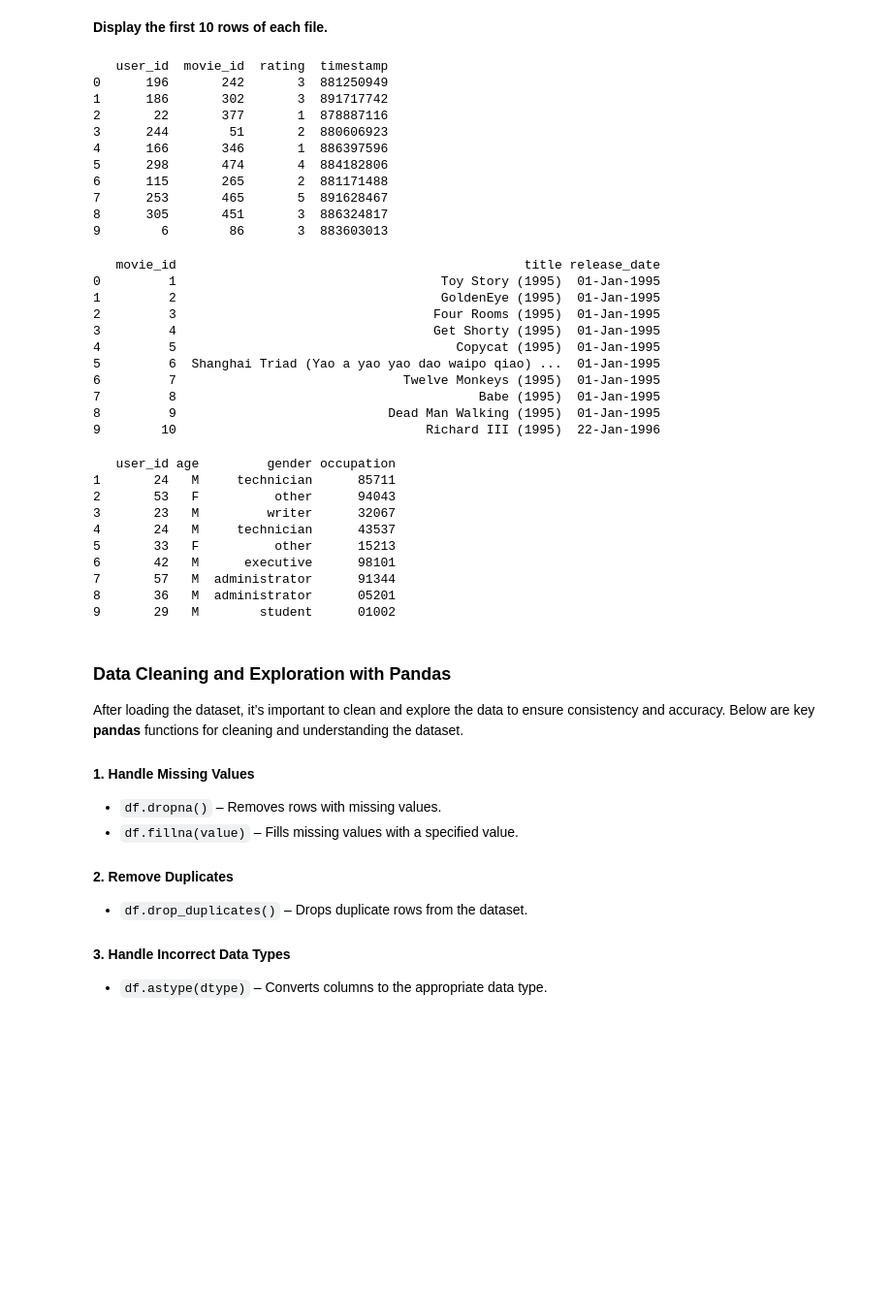
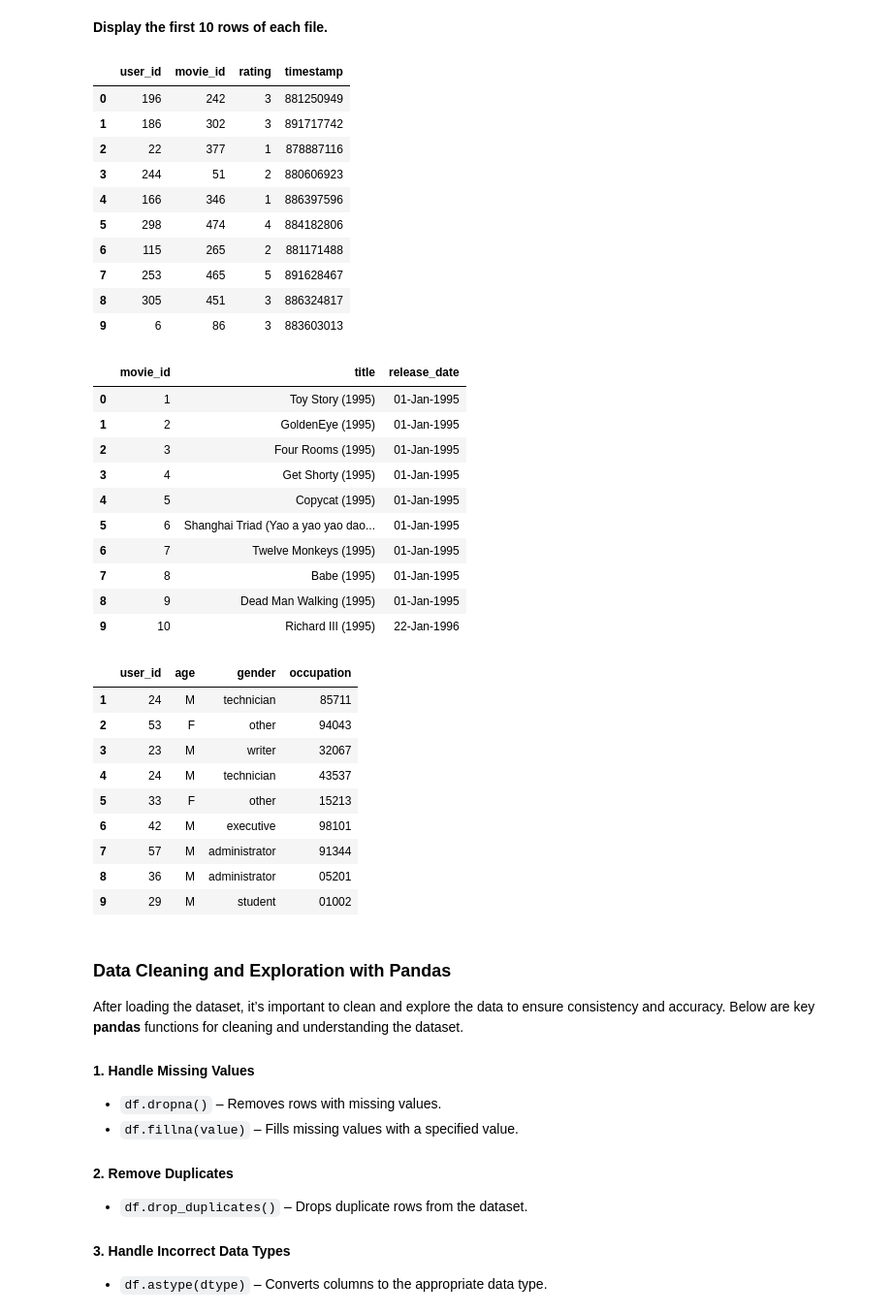
Before and after one commit to TrustyTraitor/ITCS6162_Programming_Assignment, a Jupyter notebook: Programming_Assignment_1.ipynb, the cells around one changed output. Shown: that part at 97% size. Cells and saved outputs as stored; diff of their text form; code cells hidden in the pictures; blank space fills up the shorter version.

```diff
--- a/Programming_Assignment_1.ipynb
+++ b/Programming_Assignment_1.ipynb
@@ -81,48 +81,48 @@ users.to_csv('./data/users.csv', index=False)
 **Display the first 10 rows of each file.**
 # %%
 # ratings
-print(ratings.loc[0:9])
+ratings.loc[0:9]
 # %% [output]
-   user_id  movie_id  rating  timestamp
-0      196       242       3  881250949
-1      186       302       3  891717742
-2       22       377       1  878887116
-3      244        51       2  880606923
-4      166       346       1  886397596
-5      298       474       4  884182806
-6      115       265       2  881171488
-7      253       465       5  891628467
-8      305       451       3  886324817
-9        6        86       3  883603013
+|  | user_id | movie_id | rating | timestamp |
+| 0 | 196 | 242 | 3 | 881250949 |
+| 1 | 186 | 302 | 3 | 891717742 |
+| 2 | 22 | 377 | 1 | 878887116 |
+| 3 | 244 | 51 | 2 | 880606923 |
+| 4 | 166 | 346 | 1 | 886397596 |
+| 5 | 298 | 474 | 4 | 884182806 |
+| 6 | 115 | 265 | 2 | 881171488 |
+| 7 | 253 | 465 | 5 | 891628467 |
+| 8 | 305 | 451 | 3 | 886324817 |
+| 9 | 6 | 86 | 3 | 883603013 |
 # %%
 # movies
-print(movies.loc[0:9])
+movies.loc[0:9]
 # %% [output]
-   movie_id                                              title release_date
-0         1                                   Toy Story (1995)  01-Jan-1995
-1         2                                   GoldenEye (1995)  01-Jan-1995
-2         3                                  Four Rooms (1995)  01-Jan-1995
-3         4                                  Get Shorty (1995)  01-Jan-1995
-4         5                                     Copycat (1995)  01-Jan-1995
-5         6  Shanghai Triad (Yao a yao yao dao waipo qiao) ...  01-Jan-1995
-6         7                              Twelve Monkeys (1995)  01-Jan-1995
-7         8                                        Babe (1995)  01-Jan-1995
-8         9                            Dead Man Walking (1995)  01-Jan-1995
-9        10                                 Richard III (1995)  22-Jan-1996
+|  | movie_id | title | release_date |
+| 0 | 1 | Toy Story (1995) | 01-Jan-1995 |
+| 1 | 2 | GoldenEye (1995) | 01-Jan-1995 |
+| 2 | 3 | Four Rooms (1995) | 01-Jan-1995 |
+| 3 | 4 | Get Shorty (1995) | 01-Jan-1995 |
+| 4 | 5 | Copycat (1995) | 01-Jan-1995 |
+| 5 | 6 | Shanghai Triad (Yao a yao yao dao... | 01-Jan-1995 |
+| 6 | 7 | Twelve Monkeys (1995) | 01-Jan-1995 |
+| 7 | 8 | Babe (1995) | 01-Jan-1995 |
+| 8 | 9 | Dead Man Walking (1995) | 01-Jan-1995 |
+| 9 | 10 | Richard III (1995) | 22-Jan-1996 |
 # %%
 # users
-print(users.loc[0:9])
+users.loc[0:9]
 # %% [output]
-   user_id age         gender occupation
-1       24   M     technician      85711
-2       53   F          other      94043
-3       23   M         writer      32067
-4       24   M     technician      43537
-5       33   F          other      15213
-6       42   M      executive      98101
-7       57   M  administrator      91344
-8       36   M  administrator      05201
-9       29   M        student      01002
+|  | user_id | age | gender | occupation |
+| 1 | 24 | M | technician | 85711 |
+| 2 | 53 | F | other | 94043 |
+| 3 | 23 | M | writer | 32067 |
+| 4 | 24 | M | technician | 43537 |
+| 5 | 33 | F | other | 15213 |
+| 6 | 42 | M | executive | 98101 |
+| 7 | 57 | M | administrator | 91344 |
+| 8 | 36 | M | administrator | 05201 |
+| 9 | 29 | M | student | 01002 |
 # %% [markdown]
 ### Data Cleaning and Exploration with Pandas
 
```
Also changed, not shown: parts of 8 cells of this notebook.
